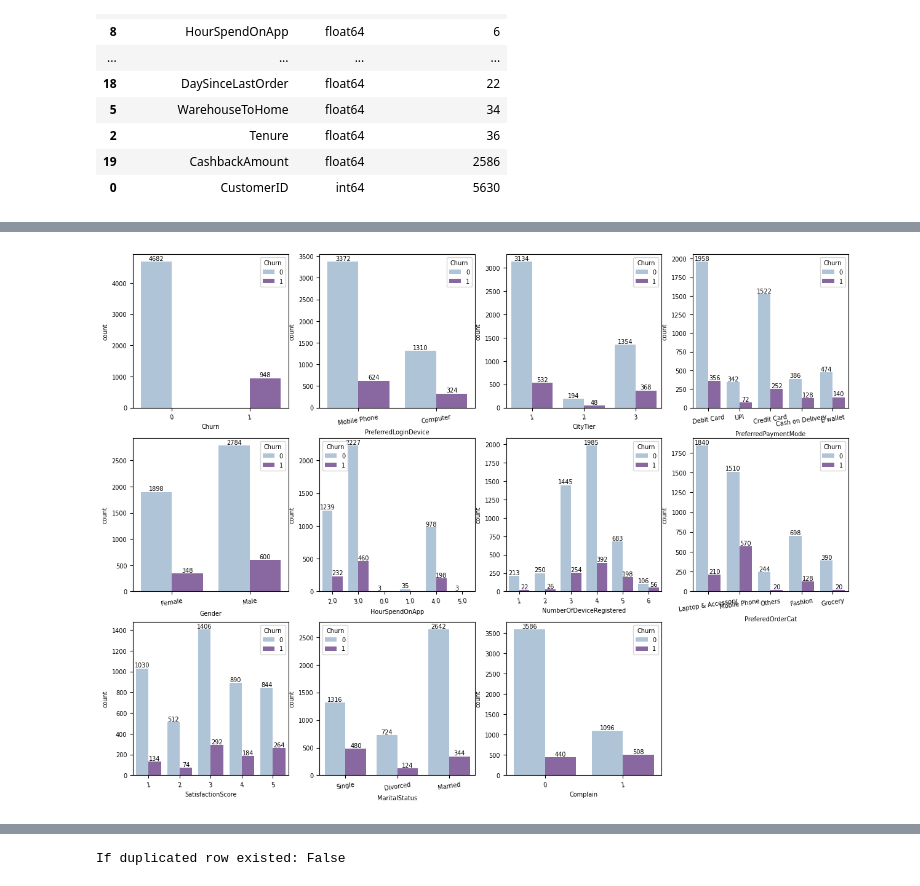
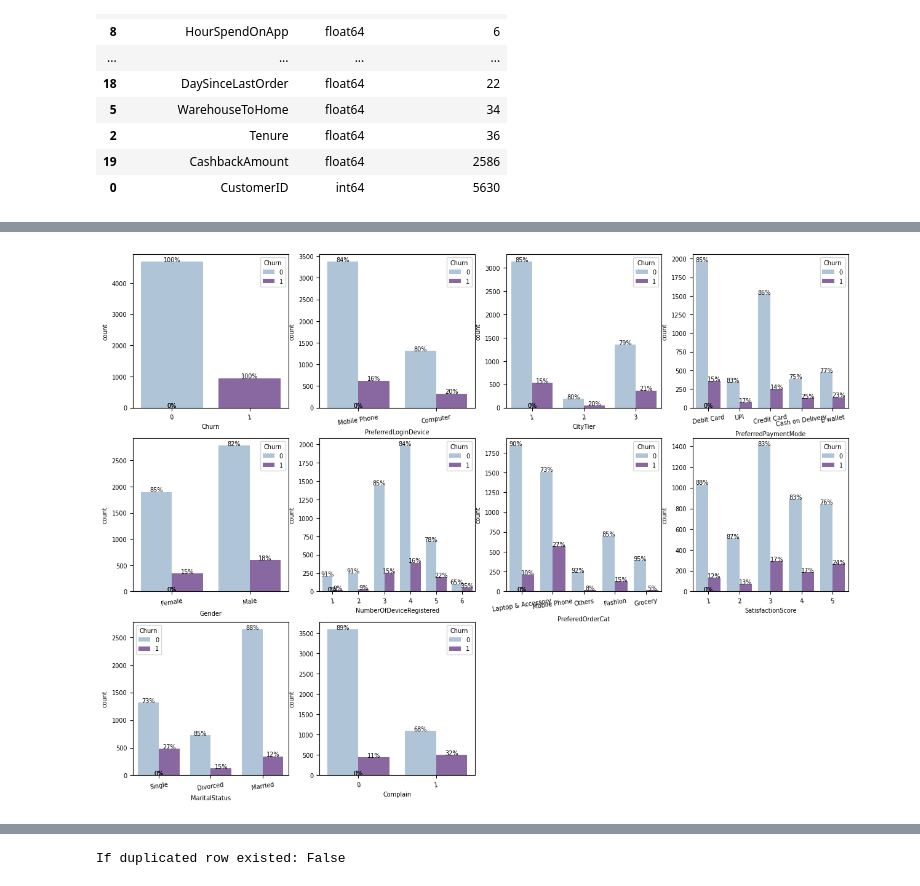
Before and after one commit to Celinejxy/E-commerce-Customer-Churn-Rate, a Jupyter notebook: Data Quality Evaluation.ipynb, the cells around one changed output, grey strips where cells are left out. Cells and saved outputs as stored; diff of their text form; code cells hidden in the pictures.

```diff
--- a/Data Quality Evaluation.ipynb
+++ b/Data Quality Evaluation.ipynb
@@ -79,7 +87,7 @@ unique_counts.style.apply(categoryCol, axis=1)
 | 0 | CustomerID | int64 | 5630 |
 # %%
 for col in customer:
-    if col in ['Churn','Complain','CityTier','SatisfactionScore','NumberOfDeviceRegistered','HourSpendOnApp']:
+    if col in ['Churn','Complain','CityTier','SatisfactionScore','NumberOfDeviceRegistered']:
         customer[col]= customer[col].astype('object')
 cusCat= customer.select_dtypes(exclude=np.number)
 pd.set_option('max_colwidth', None)
@@ -112,13 +157,27 @@ customer.update(cusCat, join='left', overwrite= True)
+# %%
+def barPerc(xVar,hueBars,ax):
+    numX=xVar.nunique()
+    bars = ax.patches
+    for ind in range(numX):
+        hueBars=bars[ind:][::numX]
+        total = sum([x.get_height() for x in hueBars])
+        for bar in hueBars:
+            ax.text(bar.get_x() + bar.get_width()/2.,
+                    bar.get_height(),
+                    f'{bar.get_height()/total:.0%}',
+                    ha="center")
 # %%
 plt.rcParams.update({'font.size': 7})
 fig, axes= plt.subplots(nrows=3,ncols=4, figsize=(15,11))
 for i, subplots in zip(cusCat, axes.flatten()):
     g=sns.countplot(x=cusCat[i], hue= cusCat['Churn'], ax= subplots, palette='BuPu')
-    for container in g.containers:
-        g.bar_label(container)
+    # for c in g.containers:
+    #     labels = [f'{h/cusCat.Churn.count()*100:0.1f}%' if (h := v.get_height()) > 0 else '' for v in c]
+    #     g.bar_label(c, labels=labels, label_type='edge')
+    barPerc(cusCat[i],'Churn',g)
     g.tick_params(axis='x',rotation=8.5)
 for subplots in axes.flatten()[len(cusCat.columns):]:
     subplots.remove()
 plt.show()
 # %% [output]
-[figure, old version]
+[figure, new version]
```
Also changed, not shown: parts of 31 cells of this notebook, 1 other file.
